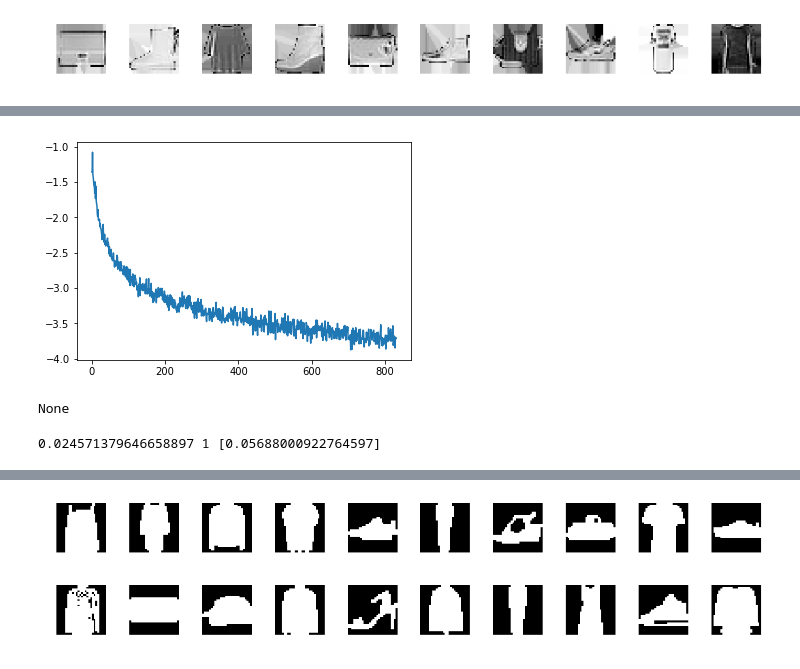
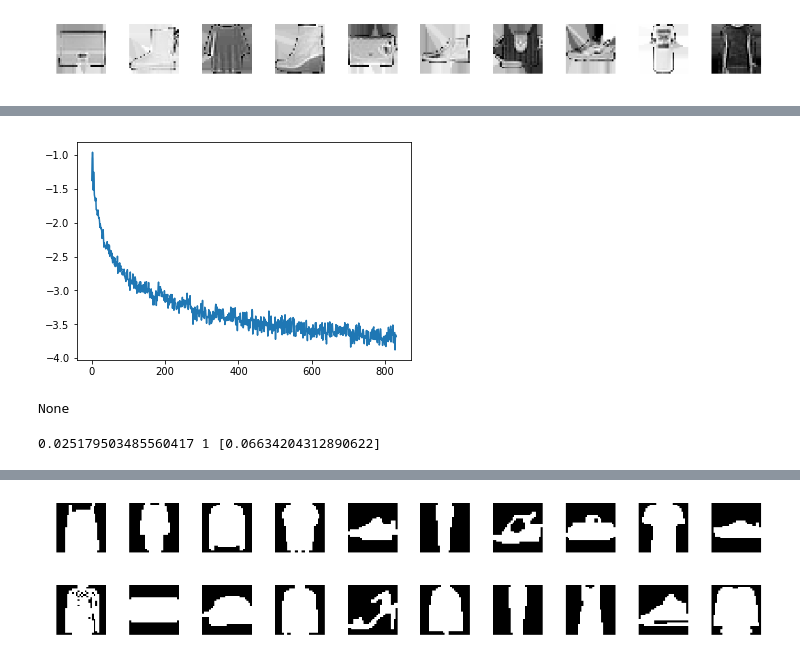
Before and after one commit to darthdeus/npfl114, a Jupyter notebook: labs/05/Torch Fashion.ipynb, the cells around one changed output, grey strips where cells are left out. Saved outputs shown, nothing was run; the diff lists cells and outputs as text; code cells hidden in the pictures.

```diff
--- a/labs/05/Torch Fashion.ipynb
+++ b/labs/05/Torch Fashion.ipynb
@@ -128,40 +128,37 @@ criterion = nn.MSELoss()
 optimizer = optim.Adam(model.parameters(), lr=0.1)
 train_loader = data.DataLoader(train, batch_size=BATCH_SIZE)
 
-scheduler = optim.lr_scheduler.StepLR(optimizer, step_size=1, gamma=0.95)
+scheduler = optim.lr_scheduler.StepLR(optimizer, step_size=100, gamma=0.95)
 
 losses = []
 # %%
 EPOCHS = 2
 
 for epoch in range(EPOCHS):
-    scheduler.step()
+    for i, batch in enumerate(train_loader):
+        scheduler.step()
 
-    for i, batch in enumerate(train_loader):
         images = Variable(batch["images"])
         masks = Variable(batch["masks"])
 
         y_pred = model(images)
         loss = criterion(y_pred, masks)
 
         optimizer.zero_grad()
         loss.backward()
         optimizer.step()
 
         losses.append(np.log(loss.data[0]))
 
-        if i % 100 == 0:
-            scheduler.step()
-
         if i % 100 == 0 and i > 0:
             plt.plot(losses)
             display.clear_output(wait=True)
             display.display(plt.show())
             print(loss.data[0], epoch, scheduler.get_lr())
 # %% [output]
-[figure, old version]
+[figure, new version]
 None
-0.024571379646658897 1 [0.05688000922764597]
+0.025179503485560417 1 [0.06634204312890622]
 # %%
 NUM_TO_COMPARE=2000
 
```
Also changed, not shown: parts of 2 cells of this notebook.
